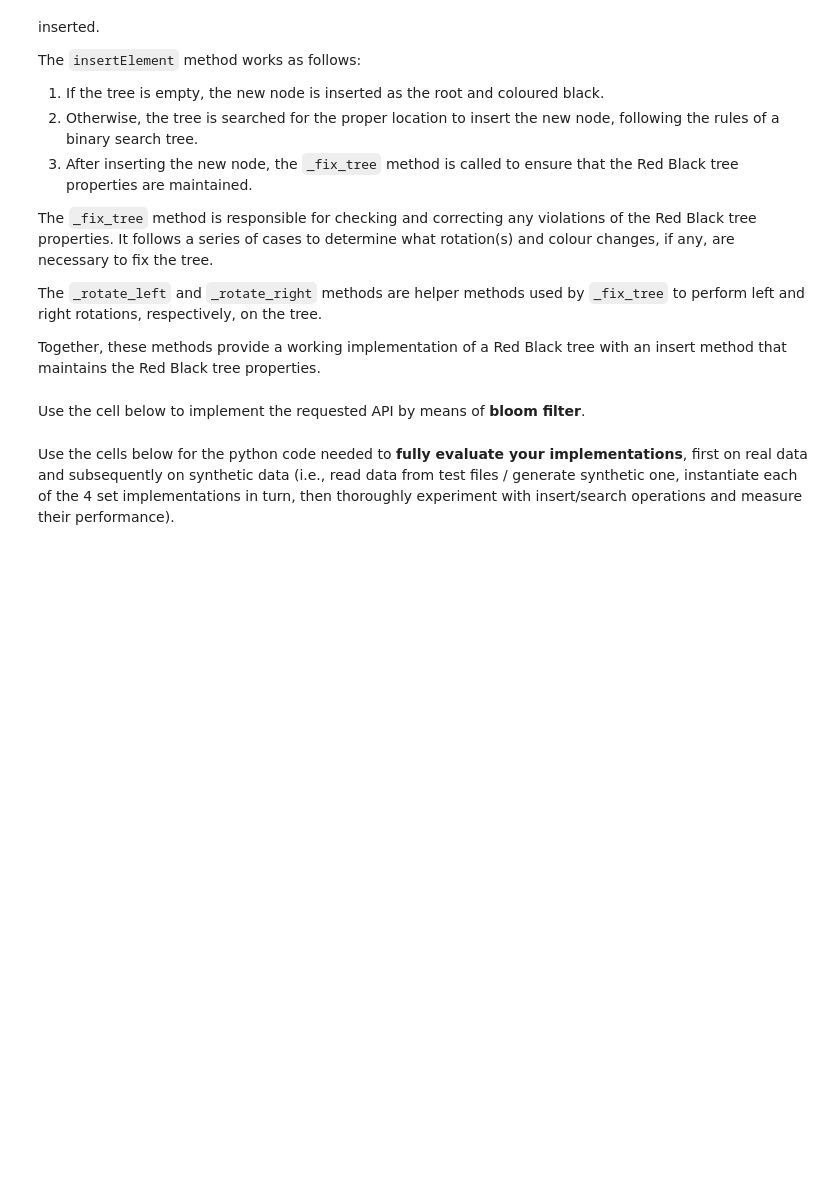
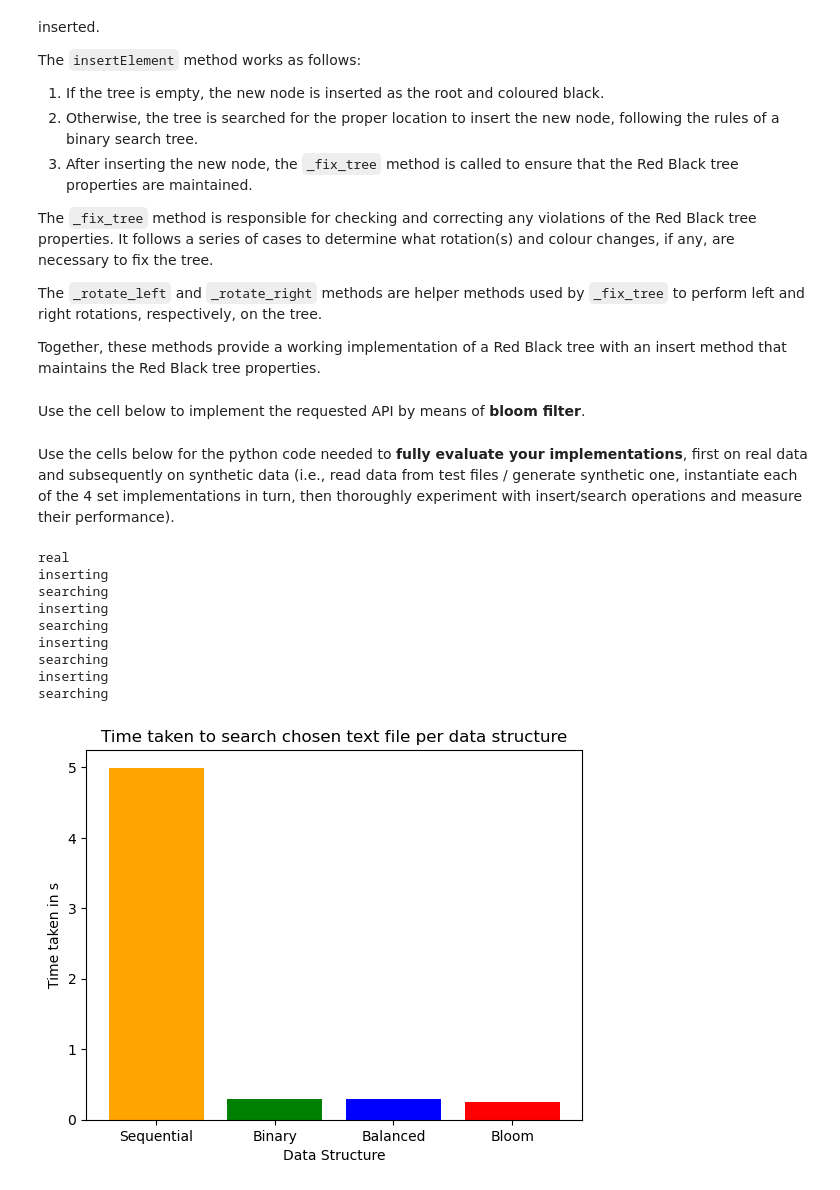
Before and after one commit to YulinCHEN-CS/Search-Algorithm, a Jupyter notebook: SetMembership.ipynb, the cells around one changed output. Drawn from its saved outputs; the diff is of its cells as text; code cells hidden in the pictures; blank space fills up the shorter version.

```diff
--- a/SetMembership.ipynb
+++ b/SetMembership.ipynb
@@ -567,7 +567,7 @@ class TestClass:
                     _helper(seq_times, bin_times, bal_times, blm_times, tim, struct)
             elif test_func == "search":
                 for struct in struct_types:
-                    tim = timeit.timeit(stmt=lambda: self.search_test(struct), number=1)
+                    tim = timeit.timeit(stmt=lambda: self.search_test(struct), setup=lambda: self.insert_test(struct), number=1)
                     _helper(seq_times, bin_times, bal_times, blm_times, tim, struct)
             else:
                 raise Exception("invalid test function")
@@ -591,35 +591,45 @@ class TestClass:
             for item in self.insert_data:
                 self.binary.insertElement(item)
         elif struct == "Balanced":
             for item in self.insert_data:
                 self.balanced.insertElement(item)
         elif struct == "Bloom":
             for item in self.insert_data:
                 self.bloom.insertElement(item)
         else:
             raise Exception("Invalid data structure")
 
     def search_test(self, struct):
         print("searching")
         if struct == "Sequential":
             for item in self.insert_data:
                 self.sequential.searchElement(item)
         elif struct == "Binary":
             for item in self.insert_data:
                 self.binary.searchElement(item)
         elif struct == "Balanced":
             for item in self.insert_data:
                 self.balanced.searchElement(item)
         elif struct == "Bloom":
             for item in self.insert_data:
                 self.bloom.searchElement(item)
         else:
             raise Exception("Invalid data structure")
 
 
-te = TestClass()
-te.all_test("insert")
+te = TestClass(txt_to_array("test1-mobydick.txt"), txt_to_array("test-search.txt"), "real")
 te.all_test("search")
+# %% [output]
+real
+inserting
+searching
+inserting
+searching
+inserting
+searching
+inserting
+searching
+[figure, added]
 # %%
 import timeit
 
```
